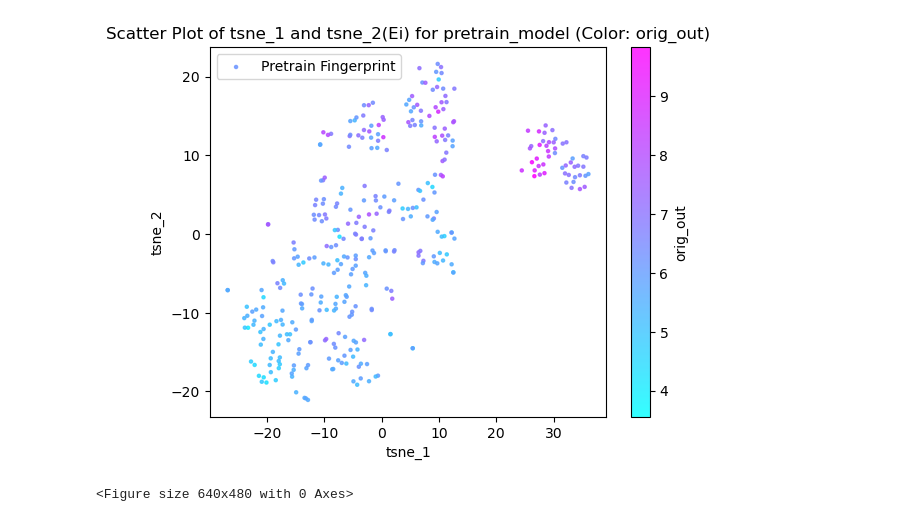
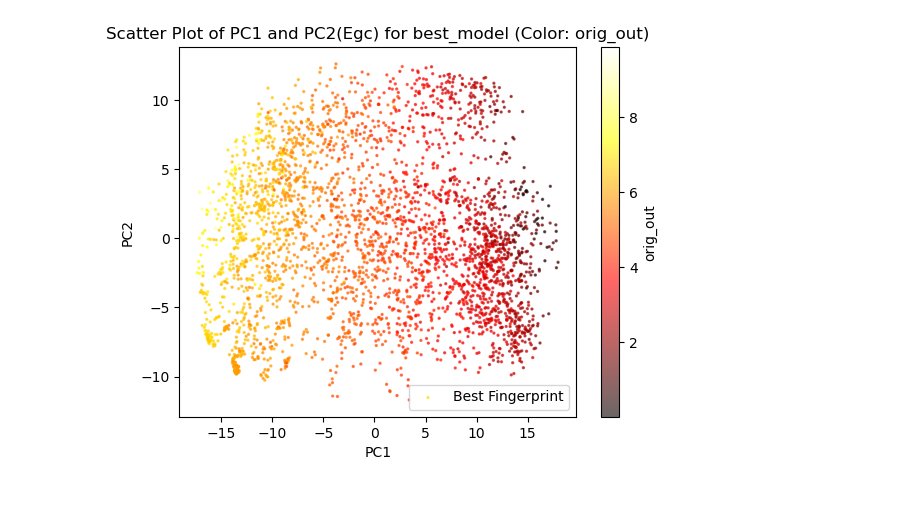
Before and after one commit to liberty-1776/TransPolymer, a Jupyter notebook: visualization.ipynb, the cells around one changed output. Drawn from its saved outputs; the diff is of its cells as text; code cells hidden in the pictures.

Commit message:
added new images

```diff
--- a/visualization.ipynb
+++ b/visualization.ipynb
@@ -2,29 +2,29 @@
 import pandas as pd
 import matplotlib.pyplot as plt
 # %%
-pretrain_df = pd.read_csv('mywork/result_data/Non-Augmented/Eea/TSNE_Eea_pretrain_fingerprint.csv')
-best_model_df = pd.read_csv('mywork/result_data/Non-Augmented/Eea/TSNE_Eea_best_fingerprint.csv')
+pretrain_df = pd.read_csv('mywork/result_data/Non-Augmented/Ei/PCA_E_pretrain_fingerprint.csv')
+best_model_df = pd.read_csv('mywork/result_data/Non-Augmented/Egc/PCA_Egc_best_fingerprint.csv')
 # %%
-pretrain_pc1 = pretrain_df['tsne_1']
-pretrain_pc2 = pretrain_df['tsne_2']
+pretrain_pc1 = pretrain_df['PC1']
+pretrain_pc2 = pretrain_df['PC2']
 pretrain_orig_out = pretrain_df['orig_out']
-best_model_pc1 = best_model_df['tsne_1']
-best_model_pc2 = best_model_df['tsne_2']
+best_model_pc1 = best_model_df['PC1']
+best_model_pc2 = best_model_df['PC2']
 best_model_orig_out = best_model_df['orig_out']
 # %%
-plt.scatter(pretrain_pc1,pretrain_pc2, c=pretrain_orig_out, cmap='cool',s=5,alpha=0.8, label='Pretrain Fingerprint')
-#plt.scatter(best_model_pc1,best_model_pc2, c=best_model_orig_out,s=5,alpha=0.8, cmap='hot', label='Best Fingerprint')
+#plt.scatter(pretrain_pc1,pretrain_pc2, c=pretrain_orig_out, cmap='cool',s=2,alpha=0.6, label='Pretrain Fingerprint')
+plt.scatter(best_model_pc1,best_model_pc2, c=best_model_orig_out,s=2,alpha=0.6, cmap='hot', label='Best Fingerprint')
 
-plt.xlabel('tsne_1')
-plt.ylabel('tsne_2')
-plt.title('Scatter Plot of tsne_1 and tsne_2(Eea) for pretrain_model (Color: orig_out)')
+plt.xlabel('PC1')
+plt.ylabel('PC2')
+plt.title('Scatter Plot of PC1 and PC2(Egc) for best_model (Color: orig_out)')
 plt.legend()
 
 # Show the colorbar
 plt.colorbar(label='orig_out')
 # Show the plot
+plt.savefig('mywork/figs/Egc/pca_Egc_best.png')
 plt.show()
-plt.savefig('mywork/figs/Eea/tsne_Eea_pretrain.png')
+plt.close()
 # %% [output]
-[figure, old version]
+[figure, new version]
-<Figure size 640x480 with 0 Axes>
```
Also changed, not shown: 16 other files.
